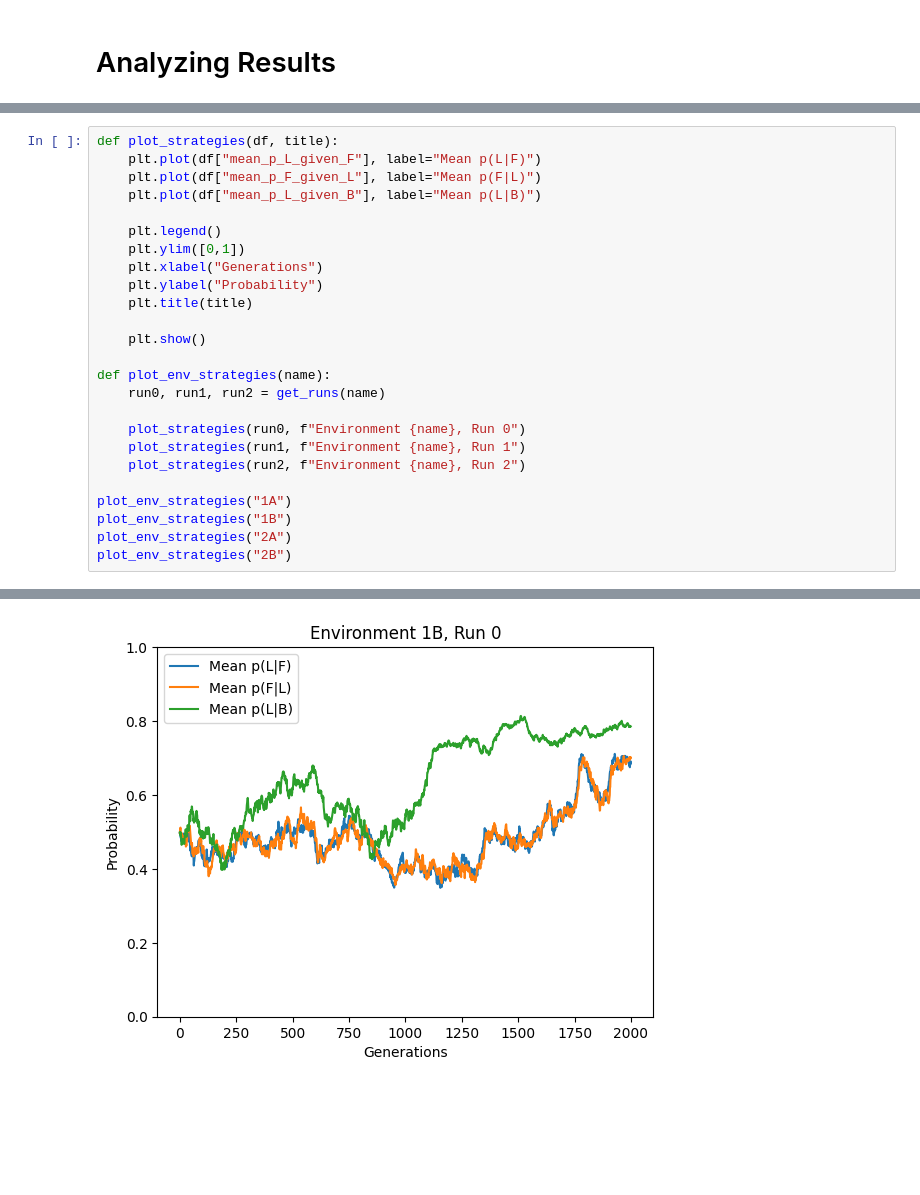
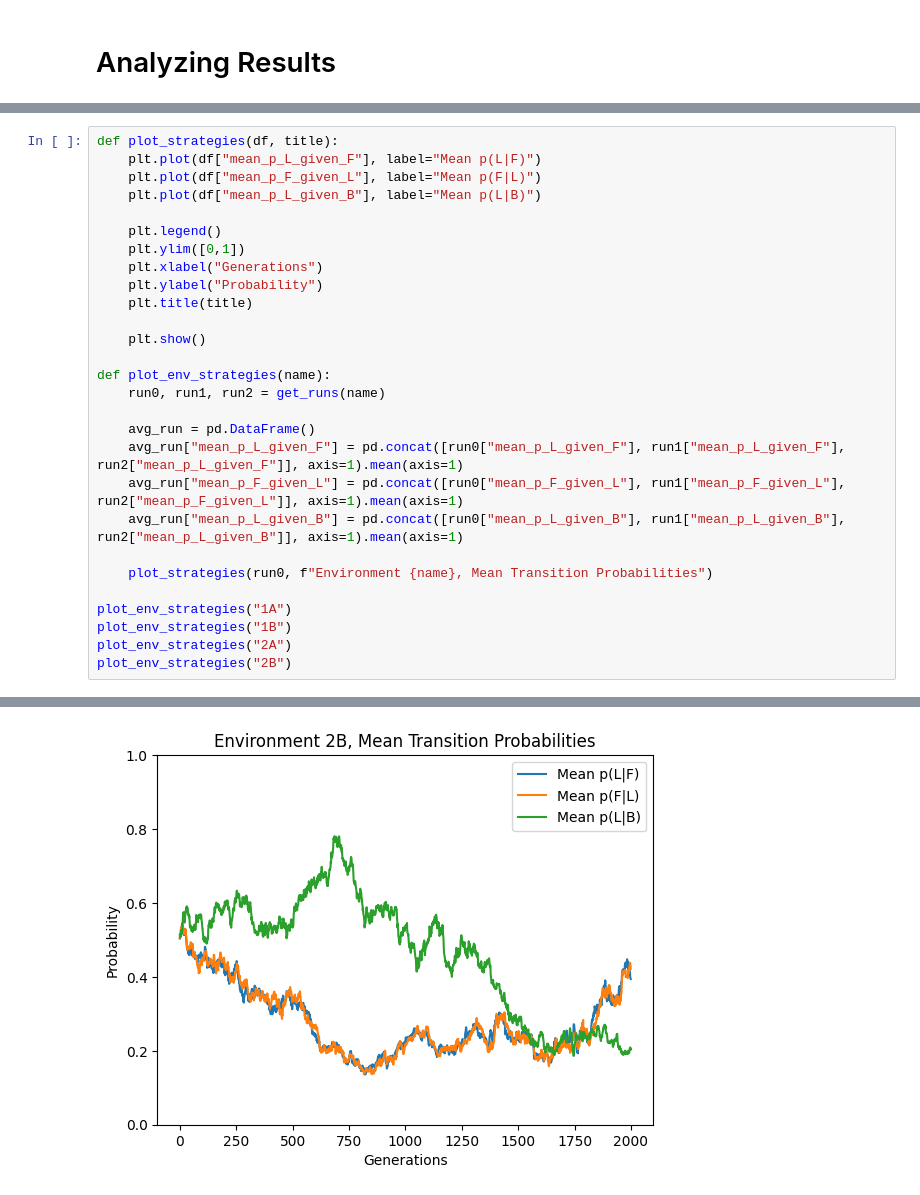
Before and after one commit to Maxuuuuuu/naco-project, a Jupyter notebook: analysis.ipynb, the cells around one changed output, grey strips where cells are left out. Saved outputs shown, nothing was run; the diff lists cells and outputs as text; blank space fills up the shorter version.

```diff
--- a/analysis.ipynb
+++ b/analysis.ipynb
@@ -68,9 +65,12 @@ def plot_strategies(df, title):
 def plot_env_strategies(name):
     run0, run1, run2 = get_runs(name)
 
-    plot_strategies(run0, f"Environment {name}, Run 0")
-    plot_strategies(run1, f"Environment {name}, Run 1")
-    plot_strategies(run2, f"Environment {name}, Run 2")
+    avg_run = pd.DataFrame()
+    avg_run["mean_p_L_given_F"] = pd.concat([run0["mean_p_L_given_F"], run1["mean_p_L_given_F"], run2["mean_p_L_given_F"]], axis=1).mean(axis=1)
+    avg_run["mean_p_F_given_L"] = pd.concat([run0["mean_p_F_given_L"], run1["mean_p_F_given_L"], run2["mean_p_F_given_L"]], axis=1).mean(axis=1)
+    avg_run["mean_p_L_given_B"] = pd.concat([run0["mean_p_L_given_B"], run1["mean_p_L_given_B"], run2["mean_p_L_given_B"]], axis=1).mean(axis=1)
+
+    plot_strategies(run0, f"Environment {name}, Mean Transition Probabilities")
 
 plot_env_strategies("1A")
 plot_env_strategies("1B")
@@ -83 +83 @@ plot_env_strategies("2B")
-[figure, old version]
+[figure, new version]
```
Also changed, not shown: parts of 5 cells of this notebook.
